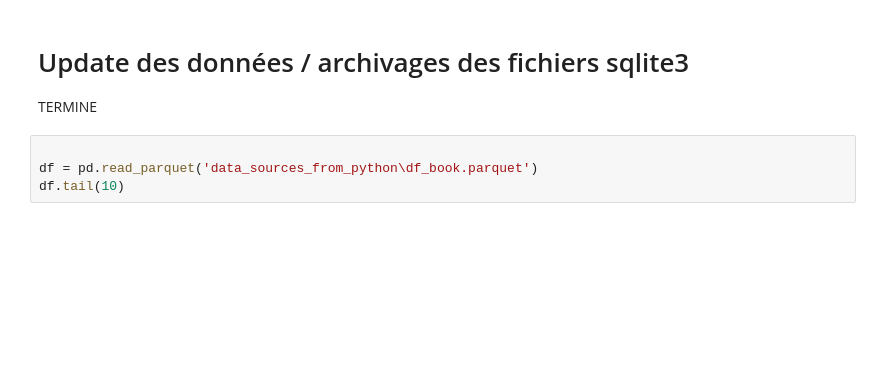
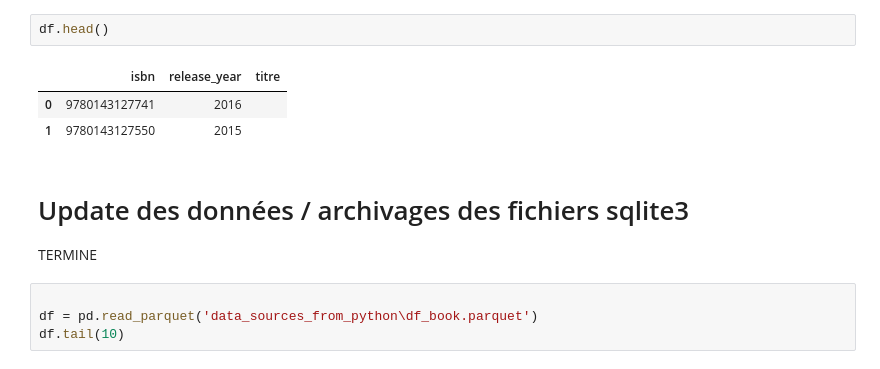
Before and after one commit to ChrisOlv/book_data_analysis, a Jupyter notebook: notebook_WIP.ipynb, the cells around one changed output. Saved outputs shown, nothing was run; the diff lists cells and outputs as text; blank space fills up the shorter version.

```diff
--- a/notebook_WIP.ipynb
+++ b/notebook_WIP.ipynb
@@ -13,3 +148,9 @@ from dotenv import find_dotenv, load_dotenv
+# %%
+df.head()
+# %% [output]
+|  | isbn | release_year | titre |
+| 0 | 9780143127741 | 2016 |  |
+| 1 | 9780143127550 | 2015 |  |
 # %% [markdown]
 # Update des données  / archivages des fichiers sqlite3
 TERMINE
```
Also changed, not shown: parts of 11 cells of this notebook, 1 other file.
